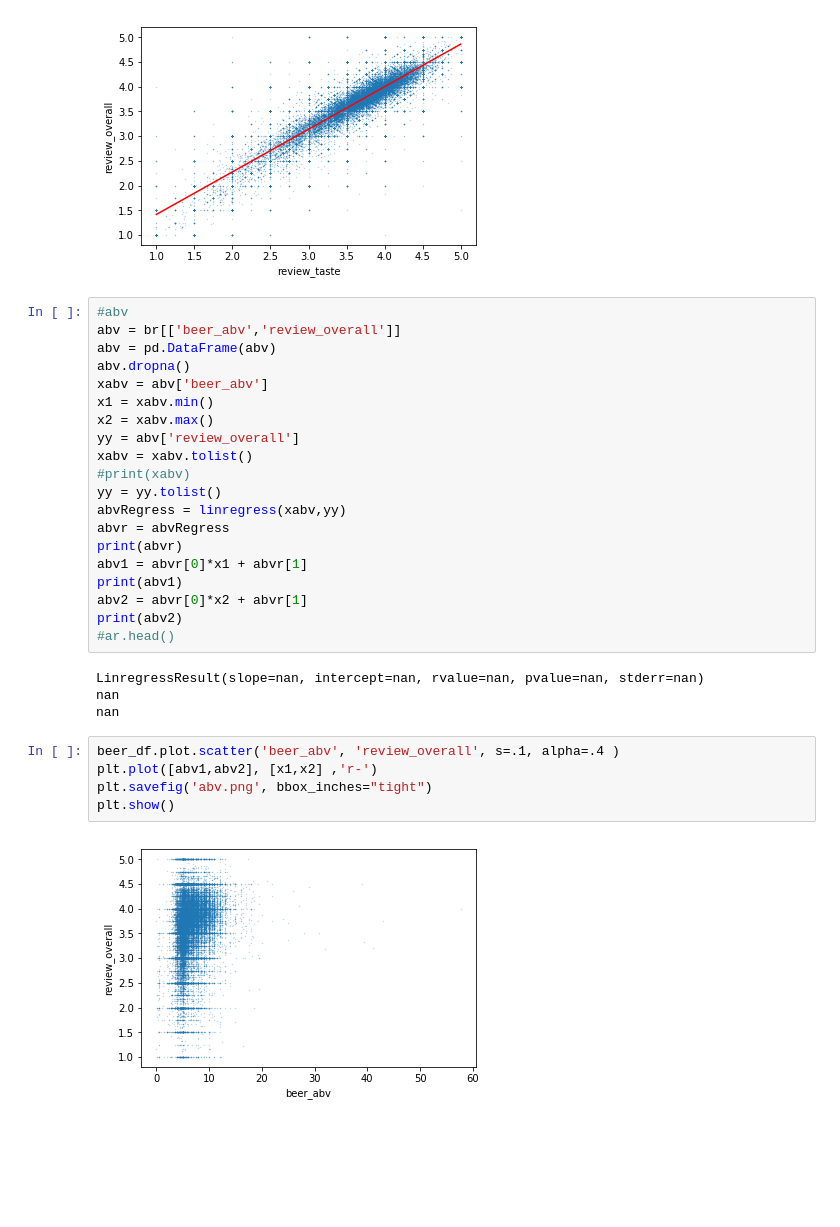
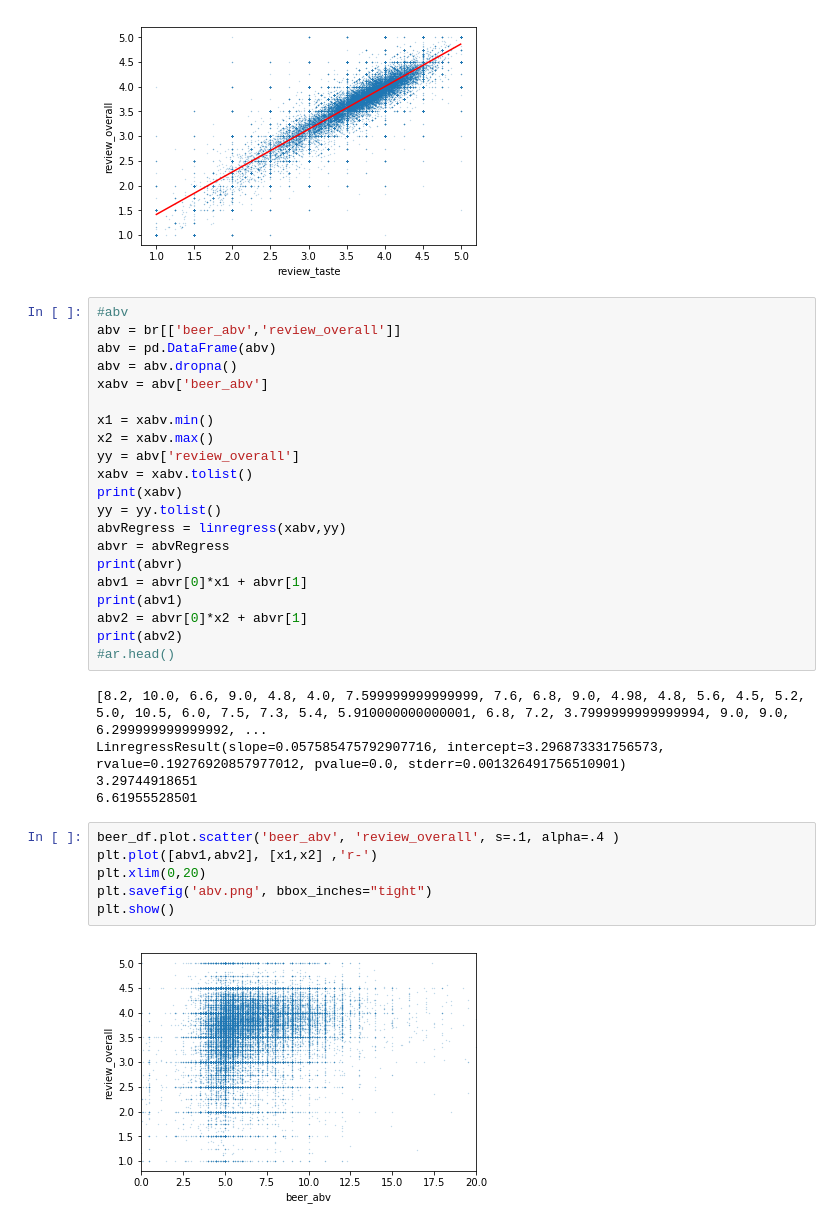
Before and after one commit to kreitlerj/Beer-Data-Project, a Jupyter notebook: Scatters_Lingwall.ipynb, the cells around one changed output. Cells and saved outputs as stored; diff of their text form; blank space fills up the shorter version.

Commit message:
abv scatter

```diff
--- a/Scatters_Lingwall.ipynb
+++ b/Scatters_Lingwall.ipynb
@@ -193,13 +193,14 @@ plt.show()
 #abv
 abv = br[['beer_abv','review_overall']]
 abv = pd.DataFrame(abv)
-abv.dropna()
+abv = abv.dropna()
 xabv = abv['beer_abv']
+
 x1 = xabv.min()
 x2 = xabv.max()
 yy = abv['review_overall']
 xabv = xabv.tolist()
-#print(xabv)
+print(xabv)
 yy = yy.tolist()
 abvRegress = linregress(xabv,yy)
 abvr = abvRegress
@@ -210,13 +211,15 @@ abv2 = abvr[0]*x2 + abvr[1]
 print(abv2)
 #ar.head()
 # %% [output]
-LinregressResult(slope=nan, intercept=nan, rvalue=nan, pvalue=nan, stderr=nan)
-nan
-nan
+[8.2, 10.0, 6.6, 9.0, 4.8, 4.0, 7.599999999999999, 7.6, 6.8, 9.0, 4.98, 4.8, 5.6, 4.5, 5.2, 5.0, 10.5, 6.0, 7.5, 7.3, 5.4, 5.910000000000001, 6.8, 7.2, 3.7999999999999994, 9.0, 9.0, 6.299999999999992, ...
+LinregressResult(slope=0.057585475792907716, intercept=3.296873331756573, rvalue=0.19276920857977012, pvalue=0.0, stderr=0.001326491756510901)
+3.29744918651
+6.61955528501
 # %%
 beer_df.plot.scatter('beer_abv', 'review_overall', s=.1, alpha=.4 )
 plt.plot([abv1,abv2], [x1,x2] ,'r-')
+plt.xlim(0,20)
 plt.savefig('abv.png', bbox_inches="tight")
 plt.show()
 # %% [output]
-[figure, old version]
+[figure, new version]
```
Also changed, not shown: 1 other file.
